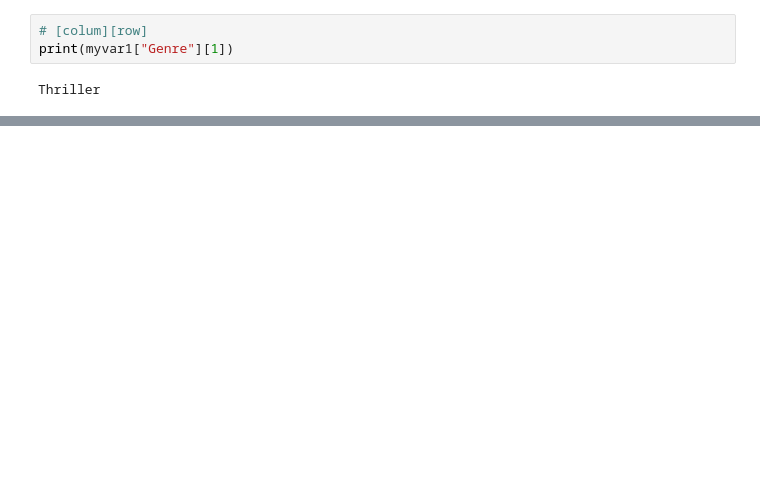
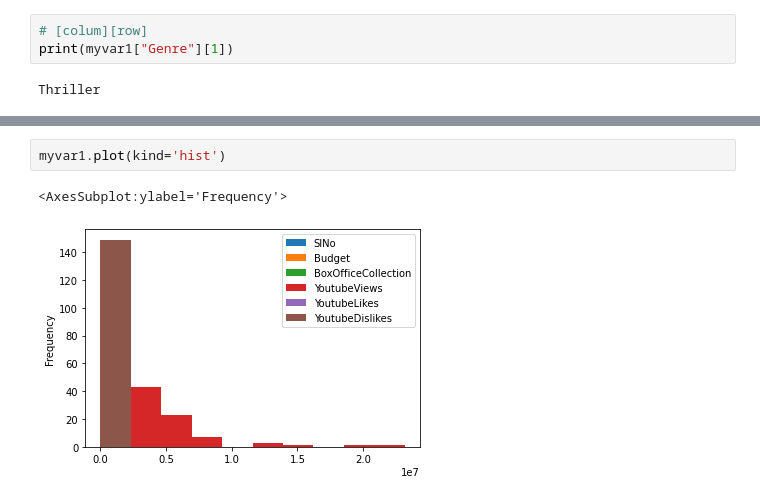
Before and after one commit to rohanrudra55/python-fundamentals, a Jupyter notebook: modules/Pandas.ipynb, the cells around one changed output, grey strips where cells are left out. Drawn from its saved outputs; the diff is of its cells as text; blank space fills up the shorter version.

```diff
--- a/modules/Pandas.ipynb
+++ b/modules/Pandas.ipynb
@@ -134,0 +158,5 @@ Thriller
+# %%
+myvar1.plot(kind='hist')
+# %% [output]
+<AxesSubplot:ylabel='Frequency'>
+[figure, added]
```
Also changed, not shown: parts of 12 cells of this notebook, 1 other file.
